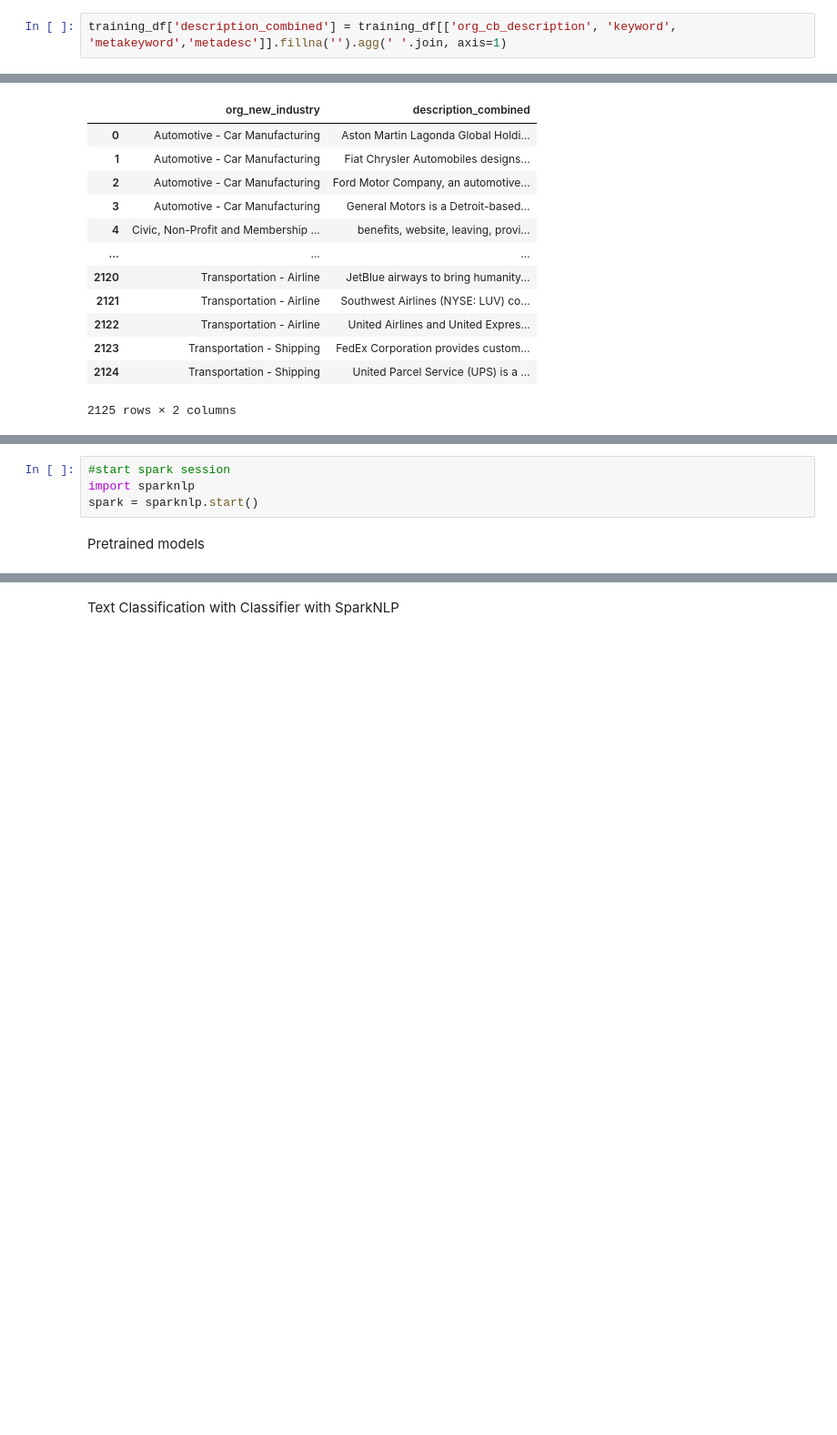
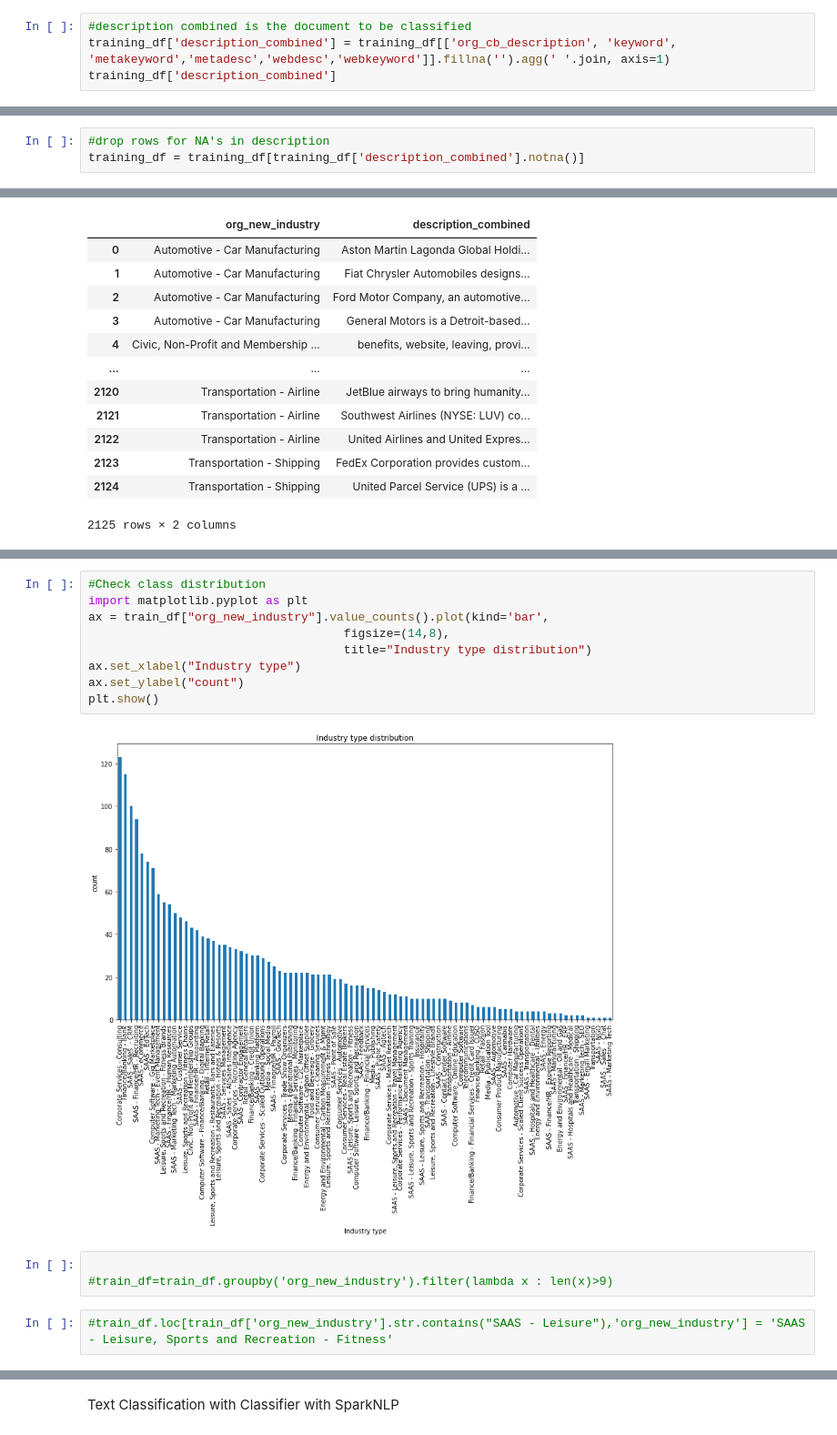
Before and after one commit to CSML1030/capstone, a Jupyter notebook: classification_sparknlp.ipynb, the cells around one changed output, grey strips where cells are left out. Shown: that part at 91% size. Drawn from its saved outputs; the diff is of its cells as text; blank space fills up the shorter version.

Commit message:
final model

```diff
--- a/classification_sparknlp.ipynb
+++ b/classification_sparknlp.ipynb
@@ -85,3 +90,5 @@ training_df
 # %%
-training_df['description_combined'] = training_df[['org_cb_description', 'keyword', 'metakeyword','metadesc']].fillna('').agg(' '.join, axis=1)
+#description combined is the document to be classified
+training_df['description_combined'] = training_df[['org_cb_description', 'keyword', 'metakeyword','metadesc','webdesc','webkeyword']].fillna('').agg(' '.join, axis=1)
+training_df['description_combined']
 # %% [output]
@@ -103,3 +107,6 @@ dtype: object
+# %%
+#drop rows for NA's in description
+training_df = training_df[training_df['description_combined'].notna()]
 # %%
 train_df=training_df.loc[:,['org_new_industry','description_combined']]
 train_df
@@ -139,6 +127,16 @@ Reading package lists... Done
-# %%
-#start spark session
-import sparknlp
-spark = sparknlp.start()
-# %% [markdown]
-Pretrained models
+# %%
+#Check class distribution
+import matplotlib.pyplot as plt
+ax = train_df["org_new_industry"].value_counts().plot(kind='bar',
+                                    figsize=(14,8),
+                                    title="Industry type distribution")
+ax.set_xlabel("Industry type")
+ax.set_ylabel("count")
+plt.show()
+# %% [output]
+[figure, added]
+# %%
+
+#train_df=train_df.groupby('org_new_industry').filter(lambda x : len(x)>9)
+# %%
+#train_df.loc[train_df['org_new_industry'].str.contains("SAAS - Leisure"),'org_new_industry'] = 'SAAS - Leisure, Sports and Recreation - Fitness'
```
Also changed, not shown: parts of 73 cells of this notebook.
